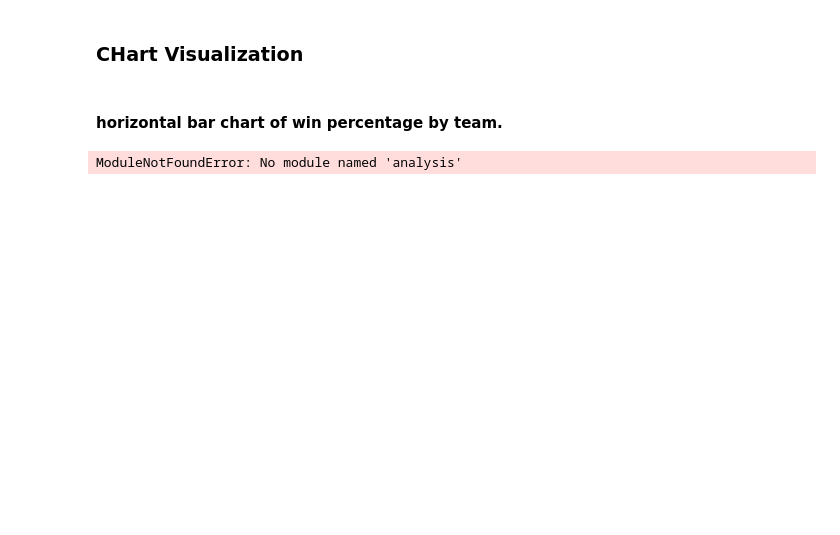
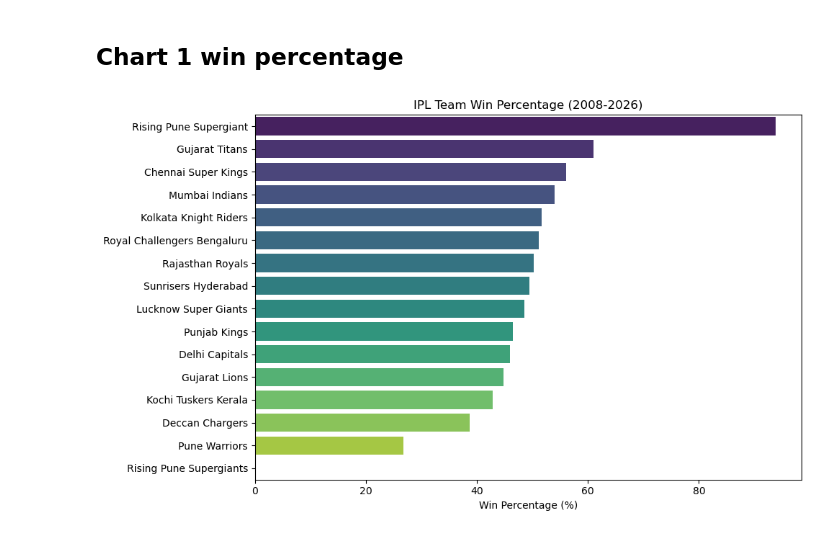
Before and after one commit to CodeByNehaB/Data-anaytics, a Jupyter notebook: Projects/IPL sales analaysis/chart.ipynb, the cells around one changed output. Drawn from its saved outputs; the diff is of its cells as text; code cells hidden in the pictures; blank space fills up the shorter version.

```diff
--- a/Projects/IPL sales analaysis/chart.ipynb
+++ b/Projects/IPL sales analaysis/chart.ipynb
@@ -1,4 +0,0 @@
-# %% [markdown]
-### CHart Visualization
-# %% [markdown]
-####  horizontal bar chart of win percentage by team.
@@ -12,0 +1,2 @@ import seaborn as sns
+# %% [markdown]
+## Chart 1 win percentage
@@ -13,24 +10,26 @@ import seaborn as sns
 # %%
 def plot_team_win_percentage(team_stats, save_path=None):
     plt.figure(figsize=(10,6))
     sns.barplot(data=team_stats, y='team', x='win_pct', hue='team', palette='viridis', legend=False)
     plt.xlabel('Win Percentage (%)')
     plt.ylabel('')
     plt.title('IPL Team Win Percentage (2008-2026)')
     plt.tight_layout()
     if save_path:
-      plt.savefig(save_path, dpi=150)
-      print(f"Saved to {save_path}")
+        plt.savefig(save_path, dpi=150)
+        print(f"Saved to {save_path}")
     else:
         plt.show()
+
+
+
+
+import importlib
+import analysis
+importlib.reload(analysis)
+from analysis import compute_team_win_percentage
+df = pd.read_csv("data/processed/IPL_Dataset_Cleaned.csv", low_memory=False)
+team_stats = compute_team_win_percentage(df)
+plot_team_win_percentage(team_stats)
+# %% [output]
+[figure, added]
-# %%
-if __name__ == "__main__":
-    # Quick manual check: python charts.py
-    import pandas as pd
-    from analysis import compute_team_win_percentage
-
-    df = pd.read_csv("data/processed/IPL_Dataset_Cleaned.csv")
-    team_stats = compute_team_win_percentage(df)
-    plot_team_win_percentage(team_stats)
-# %% [output]
-ModuleNotFoundError: No module named 'analysis'
```
Also changed, not shown: parts of 25 cells of this notebook, 5 other files.
